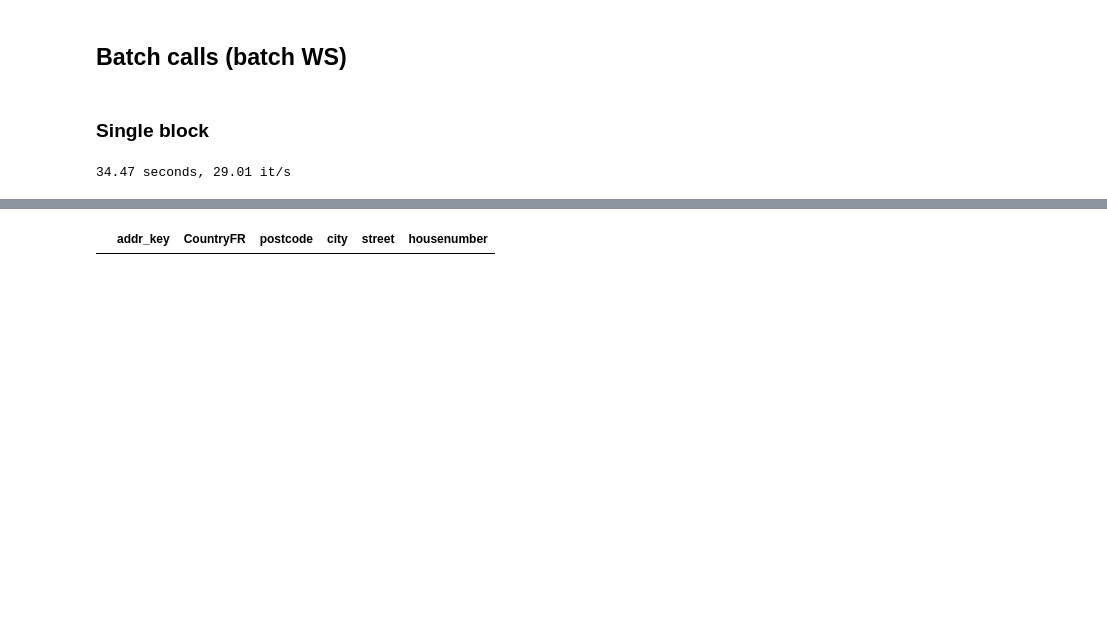
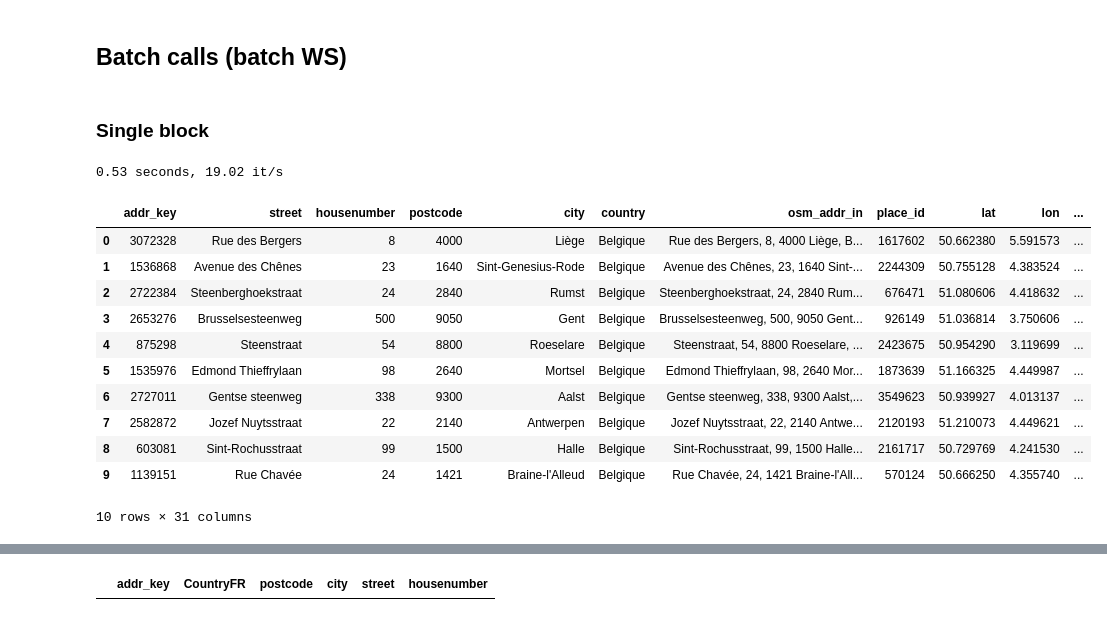
Before and after one commit to SmalsResearch/NominatimWrapper, a Jupyter notebook: AddressCleanserREST_test.ipynb, the cells around one changed output, grey strips where cells are left out. Saved outputs shown, nothing was run; the diff lists cells and outputs as text; code cells hidden in the pictures; blank space fills up the shorter version.

```diff
--- a/AddressCleanserREST_test.ipynb
+++ b/AddressCleanserREST_test.ipynb
@@ -78,19 +117,21 @@ def call_ws_batch(addr_data, mode="geo", with_rejected=False, check_result=True,
     fields= {
         'media': ('addresses.csv', file_data),
         'mode': mode,
-        "with_rejected" : "yes" if with_rejected else "no",
+        "with_rejected": "yes" if with_rejected else "no",
         "check_result" : "yes" if check_result else "no",
-        "struct_osm" : "yes" if structured_osm else "no",
+        "struct_osm"   : "yes" if structured_osm else "no",
         #"extra_house_nbr": "no"
     })
 
     try:
         res = pd.DataFrame(json.loads(r.data.decode('utf-8')))
-    except ValueError:
+    except ValueError as ve:
+
         print("Cannot decode result:")
+        print(ve)
         print(r.data.decode('utf-8'))
-        print(json.loads(r.data.decode('utf-8')))
-        return
+
+        return r.data
 #     display(res)
     return res
 # %%
@@ -397,17 +435,31 @@ mg[mg._merge != "both"].sort_values("addr_key")
 # %%
 t = datetime.now()
 
 addresses_batch = call_ws_batch(addresses[[addr_key_field,
                                            street_field, housenbr_field, postcode_field, city_field, country_field]],
                                 mode="long",
-                                check_result=False,
-                                structured_osm=False,
+                                check_result=True,
+                                structured_osm=True,
                                with_rejected=True)
 
 tot_time = (datetime.now() - t).total_seconds()
 print(f"{tot_time:.2f} seconds, {addresses.shape[0]/tot_time:.2f} it/s")
 # KBO dataset: 33.94 seconds, 29.46 it/s
 # Best:        24.99 seconds, 40.01 it/s
 # Resto:       38.33 seconds, 26.09 it/s
+
+addresses_batch
 # %% [output]
-34.47 seconds, 29.01 it/s
+0.53 seconds, 19.02 it/s
+|  | addr_key | street | housenumber | postcode | city | country | osm_addr_in | place_id | lat | lon | ... |
+| 0 | 3072328 | Rue des Bergers | 8 | 4000 | Liège | Belgique | Rue des Bergers, 8, 4000 Liège, B... | 1617602 | 50.662380 | 5.591573 | ... |
+| 1 | 1536868 | Avenue des Chênes | 23 | 1640 | Sint-Genesius-Rode | Belgique | Avenue des Chênes, 23, 1640 Sint-... | 2244309 | 50.755128 | 4.383524 | ... |
+| 2 | 2722384 | Steenberghoekstraat | 24 | 2840 | Rumst | Belgique | Steenberghoekstraat, 24, 2840 Rum... | 676471 | 51.080606 | 4.418632 | ... |
+| 3 | 2653276 | Brusselsesteenweg | 500 | 9050 | Gent | Belgique | Brusselsesteenweg, 500, 9050 Gent... | 926149 | 51.036814 | 3.750606 | ... |
+| 4 | 875298 | Steenstraat | 54 | 8800 | Roeselare | Belgique | Steenstraat, 54, 8800 Roeselare, ... | 2423675 | 50.954290 | 3.119699 | ... |
+| 5 | 1535976 | Edmond Thieffrylaan | 98 | 2640 | Mortsel | Belgique | Edmond Thieffrylaan, 98, 2640 Mor... | 1873639 | 51.166325 | 4.449987 | ... |
+| 6 | 2727011 | Gentse steenweg | 338 | 9300 | Aalst | Belgique | Gentse steenweg, 338, 9300 Aalst,... | 3549623 | 50.939927 | 4.013137 | ... |
+| 7 | 2582872 | Jozef Nuytsstraat | 22 | 2140 | Antwerpen | Belgique | Jozef Nuytsstraat, 22, 2140 Antwe... | 2120193 | 51.210073 | 4.449621 | ... |
+| 8 | 603081 | Sint-Rochusstraat | 99 | 1500 | Halle | Belgique | Sint-Rochusstraat, 99, 1500 Halle... | 2161717 | 50.729769 | 4.241530 | ... |
+| 9 | 1139151 | Rue Chavée | 24 | 1421 | Braine-l'Alleud | Belgique | Rue Chavée, 24, 1421 Braine-l'All... | 570124 | 50.666250 | 4.355740 | ... |
+10 rows × 31 columns
```
Also changed, not shown: parts of 11 cells of this notebook, 10 other files.
